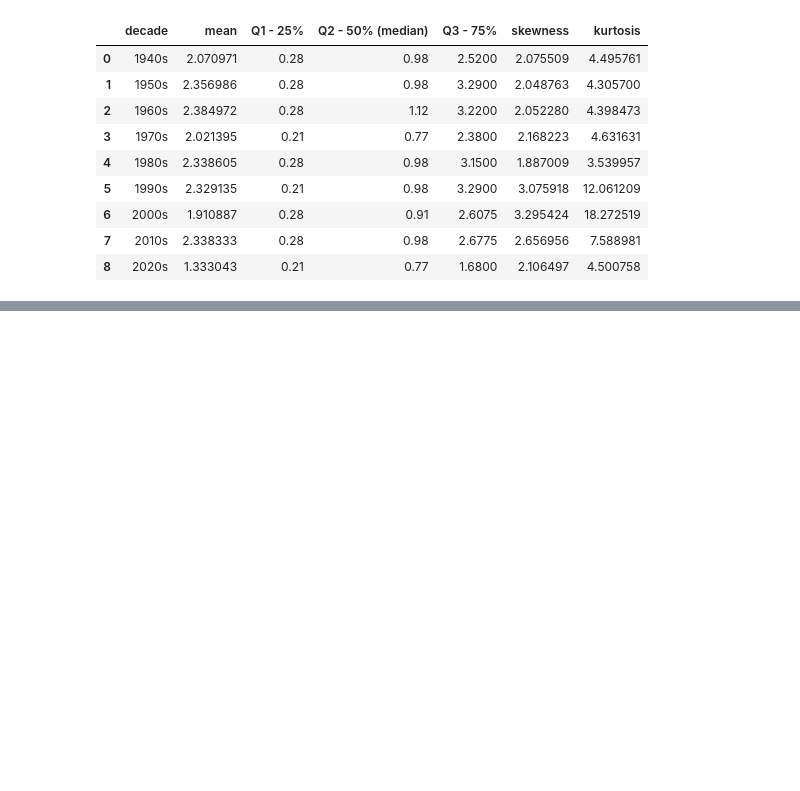
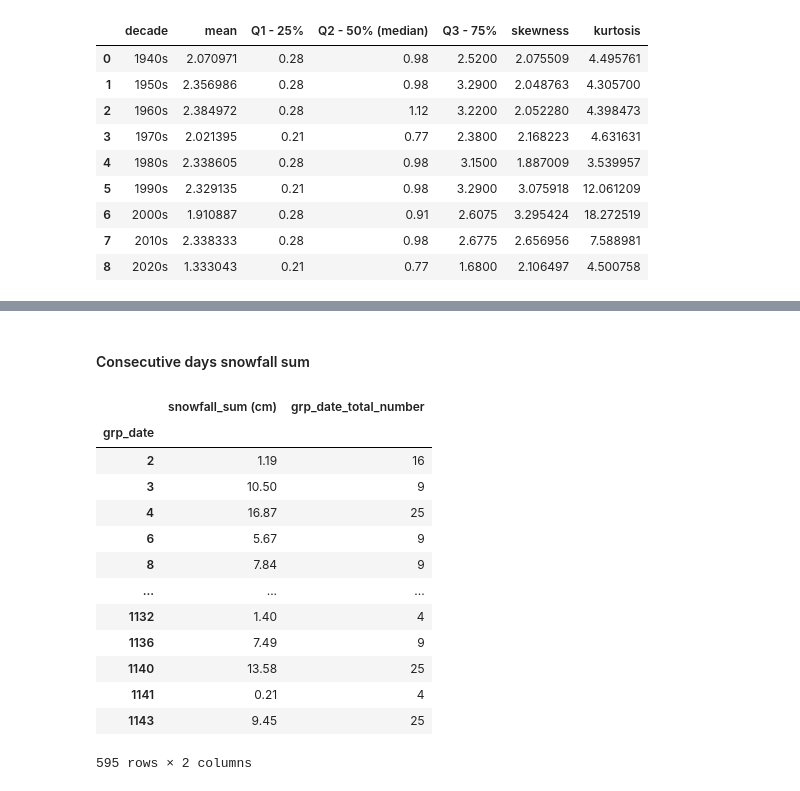
Before and after one commit to cimbaIG/Weather_data_Zagreb, a Jupyter notebook: weather_data_zagreb.ipynb, the cells around one changed output, grey strips where cells are left out. Cells and saved outputs as stored; diff of their text form; code cells hidden in the pictures; blank space fills up the shorter version.

```diff
--- a/weather_data_zagreb.ipynb
+++ b/weather_data_zagreb.ipynb
@@ -1894,0 +1925,19 @@ stat_chars_of_snowfall_sum_data
+# %% [markdown]
+#### Consecutive days snowfall sum
+# %%
+consecutive_snowy_days.groupby("grp_date").sum()
+# %% [output]
+|  | snowfall_sum (cm) | grp_date_total_number |
+| grp_date |  |  |
+| 2 | 1.19 | 16 |
+| 3 | 10.50 | 9 |
+| 4 | 16.87 | 25 |
+| 6 | 5.67 | 9 |
+| 8 | 7.84 | 9 |
+| ... | ... | ... |
+| 1132 | 1.40 | 4 |
+| 1136 | 7.49 | 9 |
+| 1140 | 13.58 | 25 |
+| 1141 | 0.21 | 4 |
+| 1143 | 9.45 | 25 |
+595 rows × 2 columns
```
Also changed, not shown: parts of 11 cells of this notebook, 30 other files.
